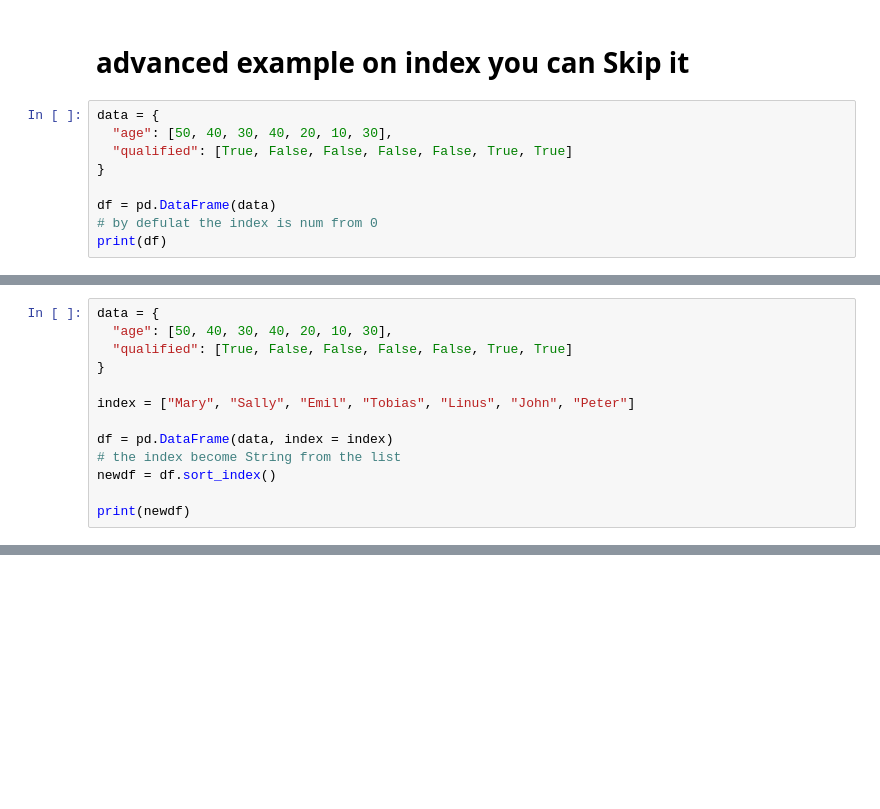
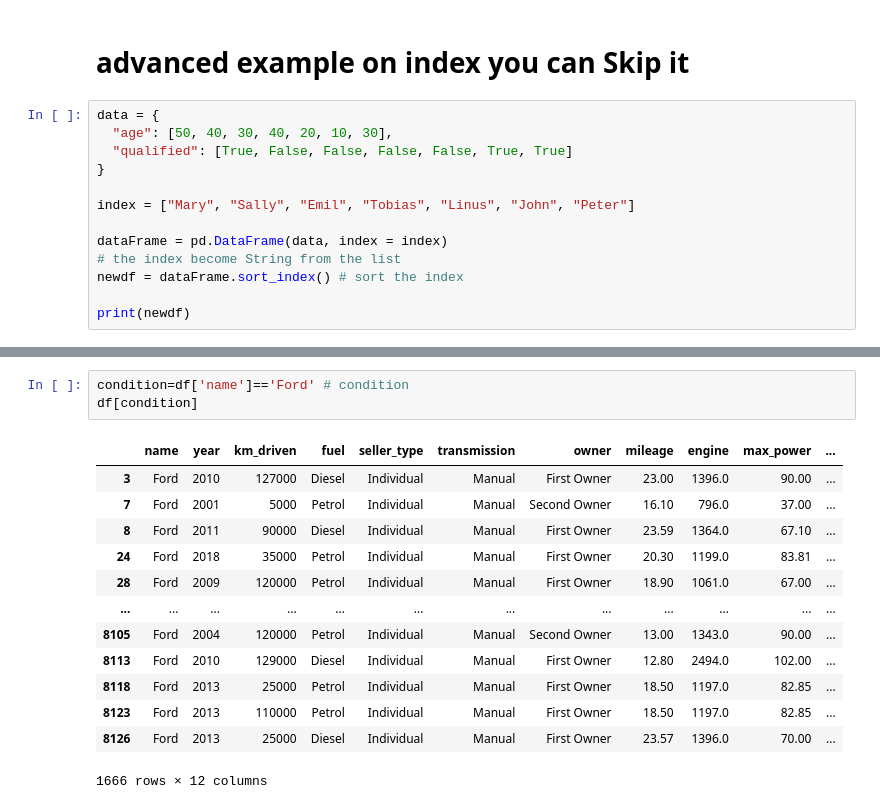
Before and after one commit to MohamedAbdelmaboud/ML, a Jupyter notebook: Pandas/pandas.ipynb, the cells around one changed output, grey strips where cells are left out. Cells and saved outputs as stored; diff of their text form; blank space fills up the shorter version.

```diff
--- a/Pandas/pandas.ipynb
+++ b/Pandas/pandas.ipynb
@@ -208,7 +209,11 @@ data = {
   "qualified": [True, False, False, False, False, True, True]
 }
 
-df = pd.DataFrame(data)
-# by defulat the index is num from 0
-print(df)
+index = ["Mary", "Sally", "Emil", "Tobias", "Linus", "John", "Peter"]
+
+dataFrame = pd.DataFrame(data, index = index)
+# the index become String from the list
+newdf = dataFrame.sort_index() # sort the index
+
+print(newdf)
 # %% [output]
@@ -223,13 +227,0 @@ print(df)
-# %%
-data = {
-  "age": [50, 40, 30, 40, 20, 10, 30],
-  "qualified": [True, False, False, False, False, True, True]
-}
-
-index = ["Mary", "Sally", "Emil", "Tobias", "Linus", "John", "Peter"]
-
-df = pd.DataFrame(data, index = index)
-# the index become String from the list
-newdf = df.sort_index()
-
-print(newdf)
@@ -244,0 +245,17 @@ Tobias   40      False
+# %%
+condition=df['name']=='Ford' # condition
+df[condition]
+# %% [output]
+|  | name | year | km_driven | fuel | seller_type | transmission | owner | mileage | engine | max_power | ... |
+| 3 | Ford | 2010 | 127000 | Diesel | Individual | Manual | First Owner | 23.00 | 1396.0 | 90.00 | ... |
+| 7 | Ford | 2001 | 5000 | Petrol | Individual | Manual | Second Owner | 16.10 | 796.0 | 37.00 | ... |
+| 8 | Ford | 2011 | 90000 | Diesel | Individual | Manual | First Owner | 23.59 | 1364.0 | 67.10 | ... |
+| 24 | Ford | 2018 | 35000 | Petrol | Individual | Manual | First Owner | 20.30 | 1199.0 | 83.81 | ... |
+| 28 | Ford | 2009 | 120000 | Petrol | Individual | Manual | First Owner | 18.90 | 1061.0 | 67.00 | ... |
+| ... | ... | ... | ... | ... | ... | ... | ... | ... | ... | ... | ... |
+| 8105 | Ford | 2004 | 120000 | Petrol | Individual | Manual | Second Owner | 13.00 | 1343.0 | 90.00 | ... |
+| 8113 | Ford | 2010 | 129000 | Diesel | Individual | Manual | First Owner | 12.80 | 2494.0 | 102.00 | ... |
+| 8118 | Ford | 2013 | 25000 | Petrol | Individual | Manual | First Owner | 18.50 | 1197.0 | 82.85 | ... |
+| 8123 | Ford | 2013 | 110000 | Petrol | Individual | Manual | First Owner | 18.50 | 1197.0 | 82.85 | ... |
+| 8126 | Ford | 2013 | 25000 | Diesel | Individual | Manual | First Owner | 23.57 | 1396.0 | 70.00 | ... |
+1666 rows × 12 columns
```
Also changed, not shown: parts of 13 cells of this notebook, 2 other files.
